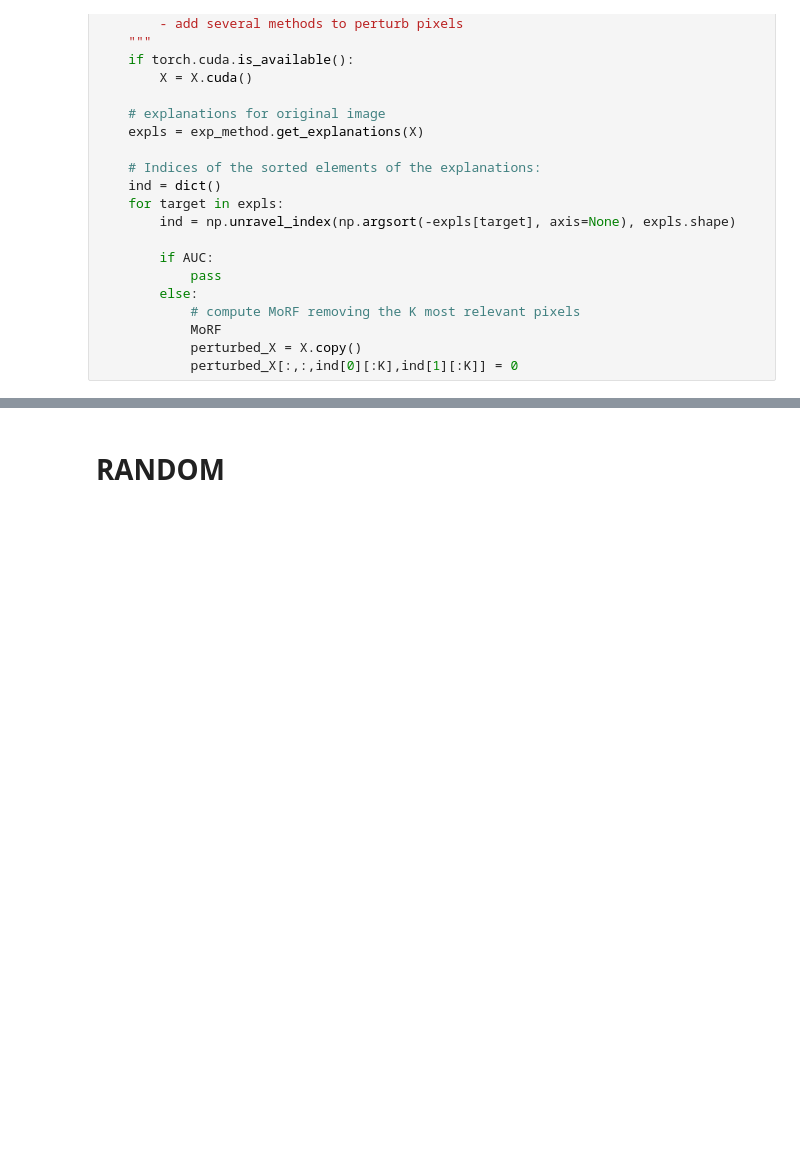
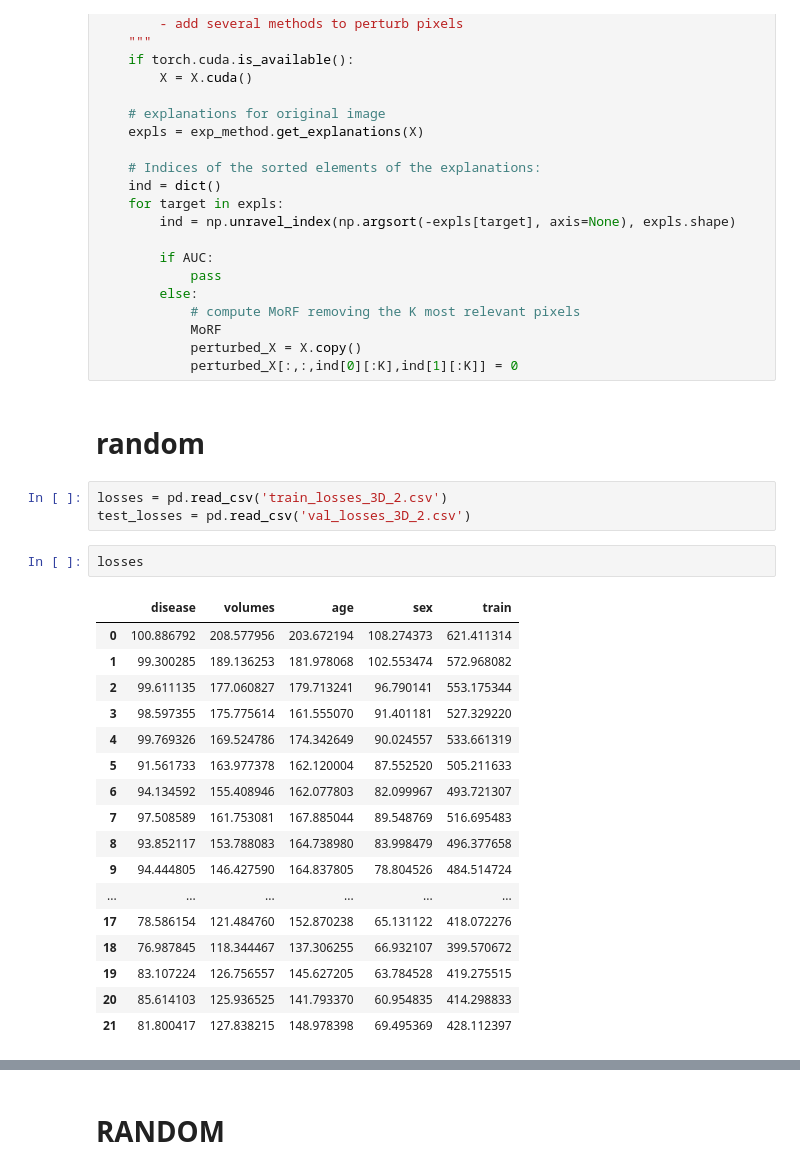
Before and after one commit to cosasha97/interpretability-dl-ndd, a Jupyter notebook: experiments.ipynb, the cells around one changed output, grey strips where cells are left out. Saved outputs shown, nothing was run; the diff lists cells and outputs as text; blank space fills up the shorter version.

```diff
--- a/experiments.ipynb
+++ b/experiments.ipynb
@@ -659,3 +573,28 @@ def MoRF(X, model, exp_method, K=10, AUC=False, batch_size=512):
             MoRF
             perturbed_X = X.copy()
             perturbed_X[:,:,ind[0][:K],ind[1][:K]] = 0
+# %% [markdown]
+# random
+# %%
+losses = pd.read_csv('train_losses_3D_2.csv')
+test_losses = pd.read_csv('val_losses_3D_2.csv')
+# %%
+losses
+# %% [output]
+|  | disease | volumes | age | sex | train |
+| 0 | 100.886792 | 208.577956 | 203.672194 | 108.274373 | 621.411314 |
+| 1 | 99.300285 | 189.136253 | 181.978068 | 102.553474 | 572.968082 |
+| 2 | 99.611135 | 177.060827 | 179.713241 | 96.790141 | 553.175344 |
+| 3 | 98.597355 | 175.775614 | 161.555070 | 91.401181 | 527.329220 |
+| 4 | 99.769326 | 169.524786 | 174.342649 | 90.024557 | 533.661319 |
+| 5 | 91.561733 | 163.977378 | 162.120004 | 87.552520 | 505.211633 |
+| 6 | 94.134592 | 155.408946 | 162.077803 | 82.099967 | 493.721307 |
+| 7 | 97.508589 | 161.753081 | 167.885044 | 89.548769 | 516.695483 |
+| 8 | 93.852117 | 153.788083 | 164.738980 | 83.998479 | 496.377658 |
+| 9 | 94.444805 | 146.427590 | 164.837805 | 78.804526 | 484.514724 |
+| ... | ... | ... | ... | ... | ... |
+| 17 | 78.586154 | 121.484760 | 152.870238 | 65.131122 | 418.072276 |
+| 18 | 76.987845 | 118.344467 | 137.306255 | 66.932107 | 399.570672 |
+| 19 | 83.107224 | 126.756557 | 145.627205 | 63.784528 | 419.275515 |
+| 20 | 85.614103 | 125.936525 | 141.793370 | 60.954835 | 414.298833 |
+| 21 | 81.800417 | 127.838215 | 148.978398 | 69.495369 | 428.112397 |
```
Also changed, not shown: parts of 18 cells of this notebook.
